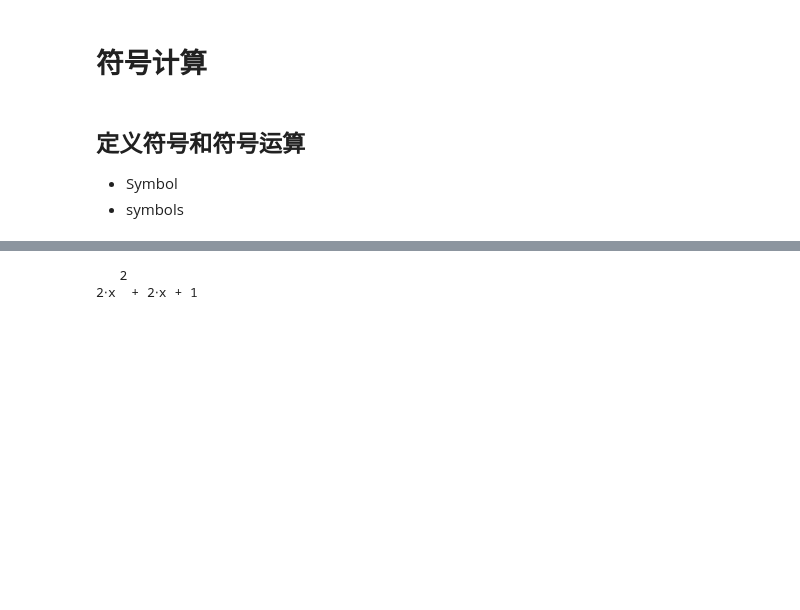
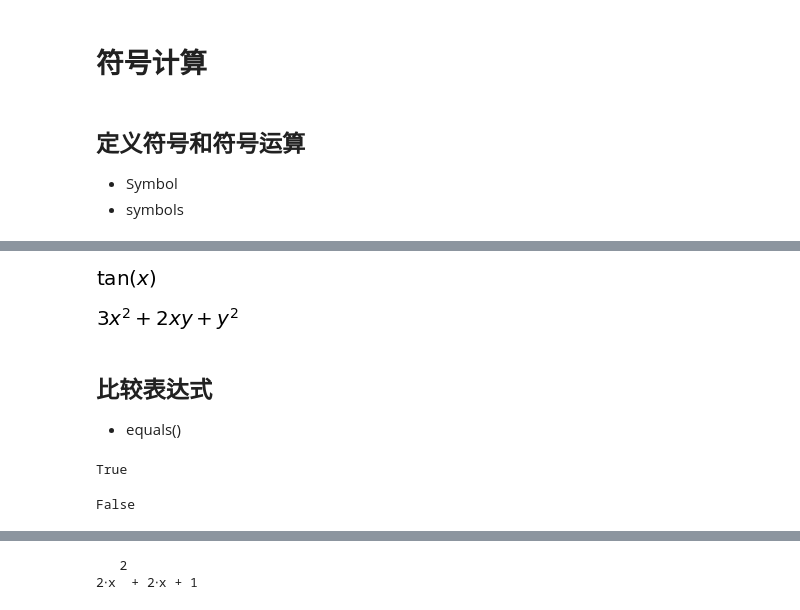
Before and after one commit to zidanewenqsh/mynotebook_01, a Jupyter notebook: sympy_demo.ipynb, the cells around one changed output, grey strips where cells are left out. Saved outputs shown, nothing was run; the diff lists cells and outputs as text; code cells hidden in the pictures; blank space fills up the shorter version.

```diff
--- a/sympy_demo.ipynb
+++ b/sympy_demo.ipynb
@@ -63,0 +106,26 @@ $\displaystyle x^{2} - y^{2}$
+# %%
+from sympy import sin, cos
+expr1 = sin(x) / cos(x)
+simplify(expr1)
+expr_str = "3*x*x+2*x*y+y*y"
+simplify(expr_str)
+# %% [output]
+[figure, added]
+[figure, added]
+# %% [markdown]
+## 比较表达式
+* equals()
+# %%
+from sympy import sin, cos
+
+x = Symbol('x')
+
+a = cos(x)**2 - sin(x)**2
+b = cos(2*x)
+
+a.equals(b)
+# we cannot use == operator
+a == b
+# %% [output]
+True
+False
```
Also changed, not shown: parts of 83 cells of this notebook, 5 other files.
